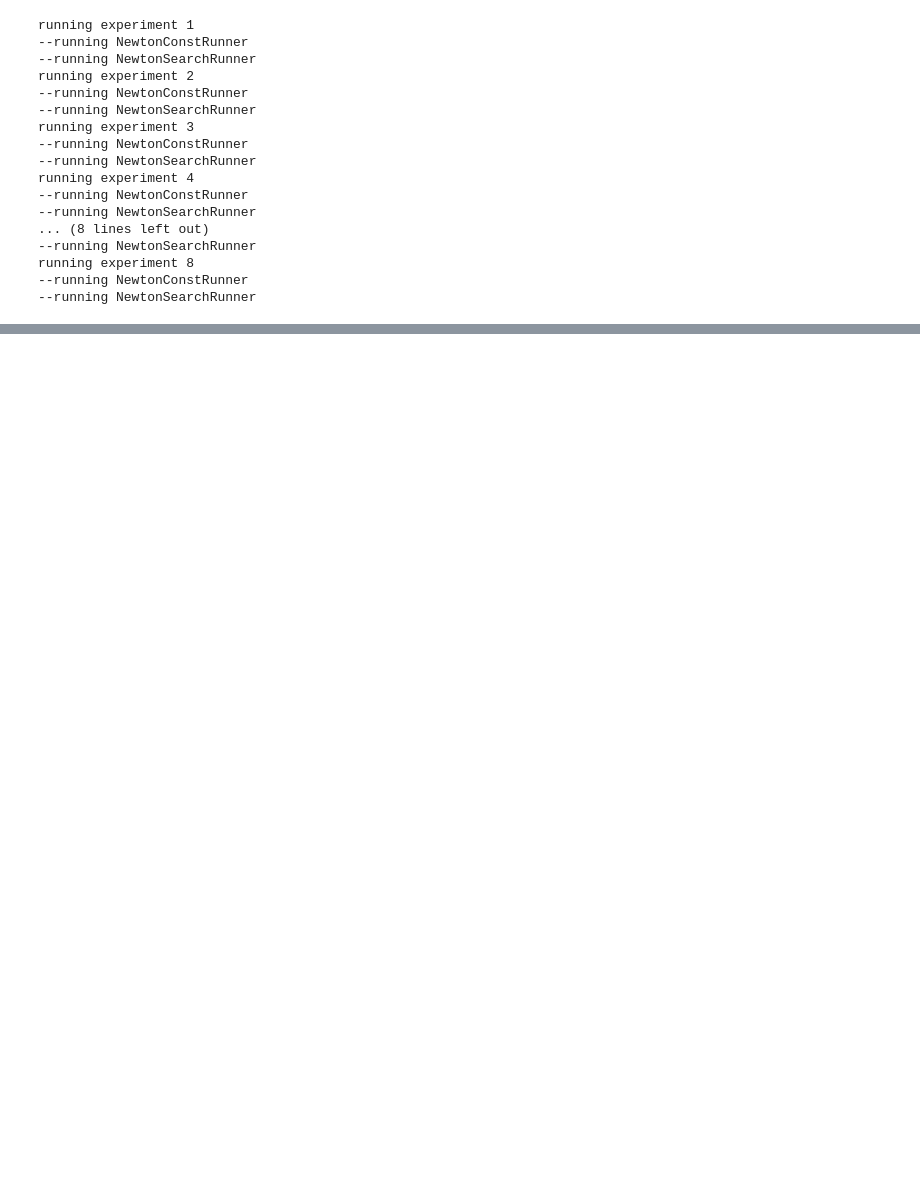
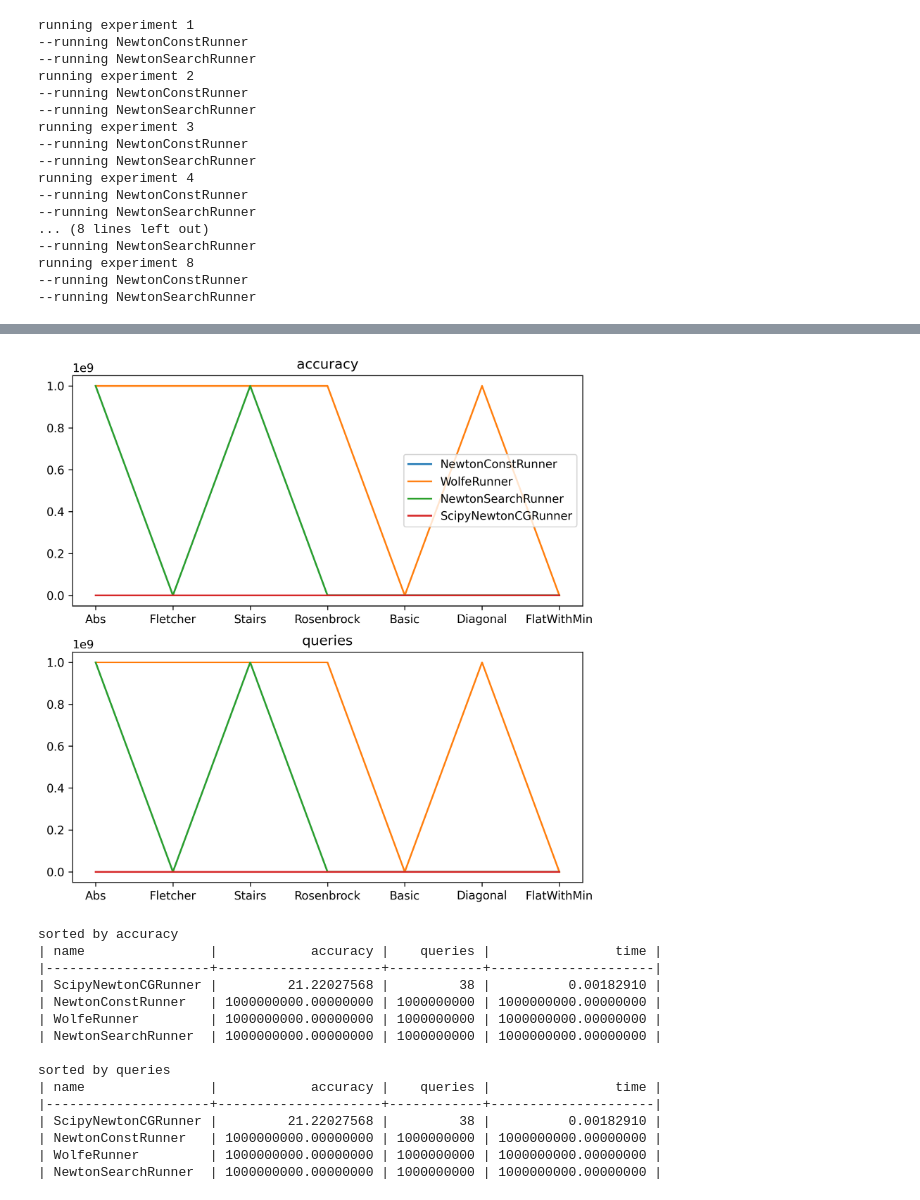
Before and after one commit to Vaniog/metopt, a Jupyter notebook: lab2/benchmarks.ipynb, the cells around one changed output, grey strips where cells are left out. Cells and saved outputs as stored; diff of their text form; code cells hidden in the pictures; blank space fills up the shorter version.

```diff
--- a/lab2/benchmarks.ipynb
+++ b/lab2/benchmarks.ipynb
@@ -109,0 +122,11 @@ KeyboardInterrupt:
+# %%
+from common.functions.functions import functions
+
+params = []
+for f in functions():
+    params.append(dict(
+        o=Oracle(f, f.target()),
+        start=Vector(15, 15),
+    ))
+
+b = BenchmarkResult.series(RunnerMeta.runners, params)
@@ -109,0 +151,20 @@ KeyboardInterrupt:
+# %%
+BenchmarkResult.plot_results(b, ("accuracy", "queries"), list(map(lambda f: f.__name__, functions())))
+b[0].top("accuracy")
+# %% [output]
+[figure, added]
+sorted by accuracy
+| name                |            accuracy |    queries |                time |
+|---------------------+---------------------+------------+---------------------|
+| ScipyNewtonCGRunner |         21.22027568 |         38 |          0.00182910 |
+| NewtonConstRunner   | 1000000000.00000000 | 1000000000 | 1000000000.00000000 |
+| WolfeRunner         | 1000000000.00000000 | 1000000000 | 1000000000.00000000 |
+| NewtonSearchRunner  | 1000000000.00000000 | 1000000000 | 1000000000.00000000 |
+
+sorted by queries
+| name                |            accuracy |    queries |                time |
+|---------------------+---------------------+------------+---------------------|
+| ScipyNewtonCGRunner |         21.22027568 |         38 |          0.00182910 |
+| NewtonConstRunner   | 1000000000.00000000 | 1000000000 | 1000000000.00000000 |
+| WolfeRunner         | 1000000000.00000000 | 1000000000 | 1000000000.00000000 |
+| NewtonSearchRunner  | 1000000000.00000000 | 1000000000 | 1000000000.00000000 |
```
Also changed, not shown: parts of 9 cells of this notebook, 8 other files.
